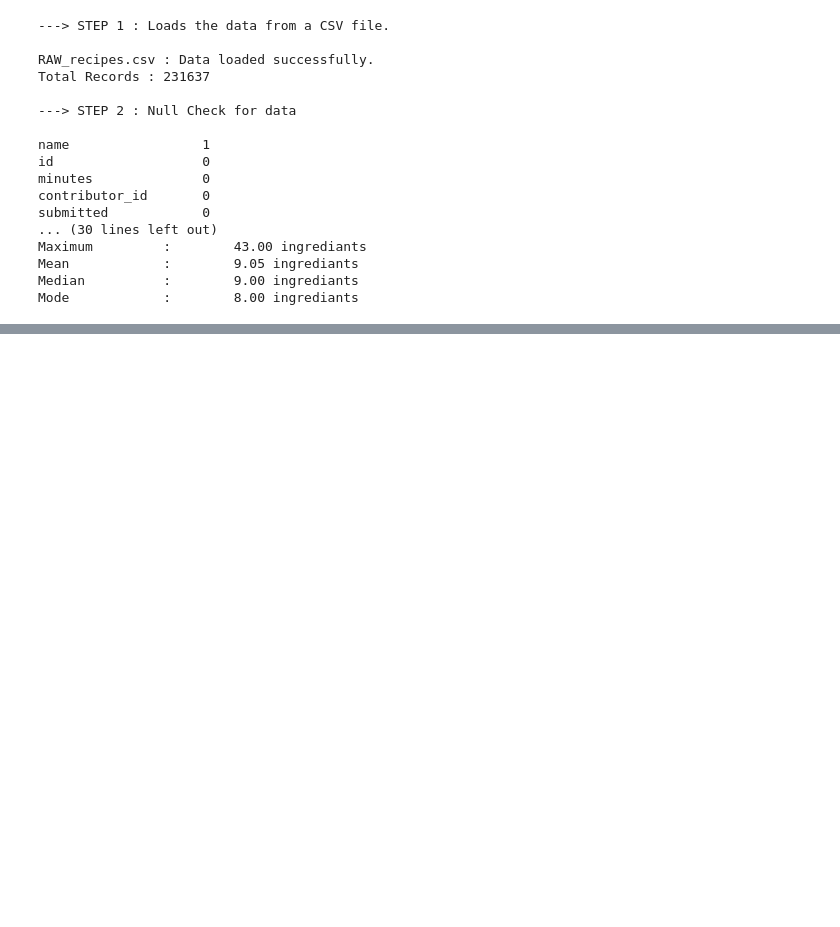
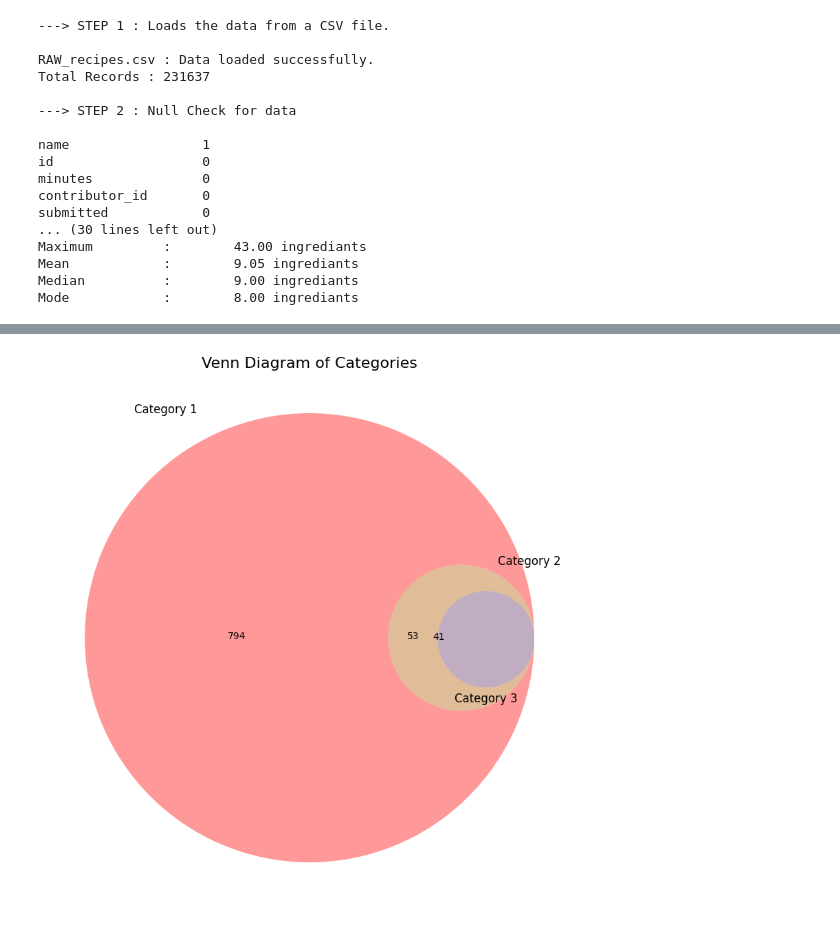
Before and after one commit to khushbunlad/PROG8431, a Jupyter notebook: Workshop2.ipynb, the cells around one changed output, grey strips where cells are left out. Cells and saved outputs as stored; diff of their text form; code cells hidden in the pictures; blank space fills up the shorter version.

```diff
--- a/Workshop2.ipynb
+++ b/Workshop2.ipynb
@@ -114,0 +206,29 @@ Mode            :        8.00 ingrediants
+# %%
+from matplotlib_venn import venn3
+
+# Load your dataset
+# Adjust the file name and path as necessary
+df = pd.read_csv('./Dataset/RAW_recipes.csv')
+
+# Assuming you have three categories you want to compare
+# Replace these with your actual column names
+set1 = set(df['minutes'])
+set2 = set(df['n_steps'])
+set3 = set(df['n_ingredients'])
+
+# Create the Venn diagram
+plt.figure(figsize=(10, 10))
+venn3([set1, set2, set3],
+      set_labels=('Category 1', 'Category 2', 'Category 3'))
+
+# Customize the plot
+plt.title("Venn Diagram of Categories", fontsize=16)
+
+# Add some styling
+plt.rcParams['font.size'] = 12
+plt.rcParams['font.family'] = 'Arial'
+
+# Show the plot
+plt.show()
+# %% [output]
+[figure, added]
```
Also changed, not shown: parts of 10 cells of this notebook, 2 other files.
